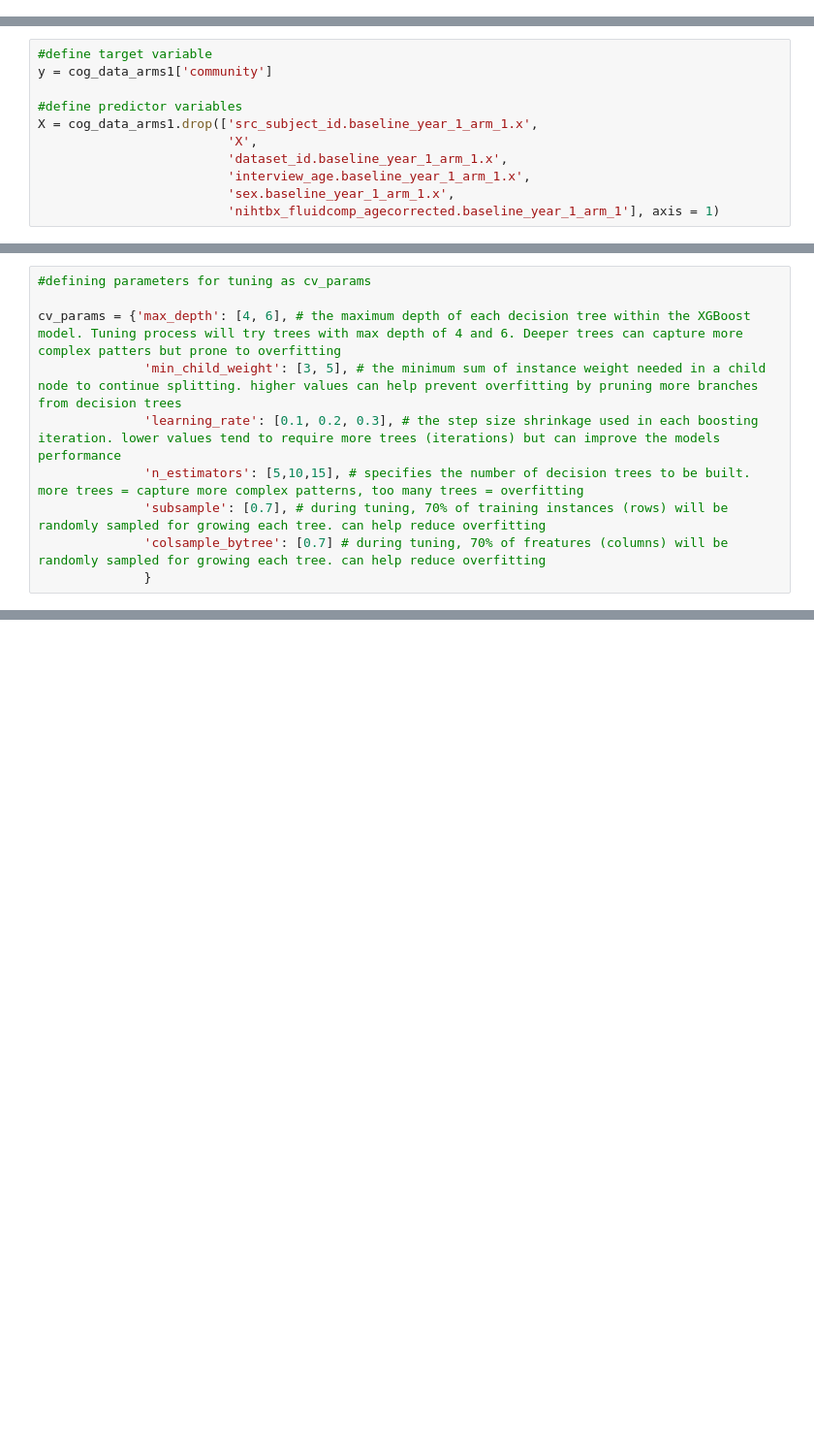
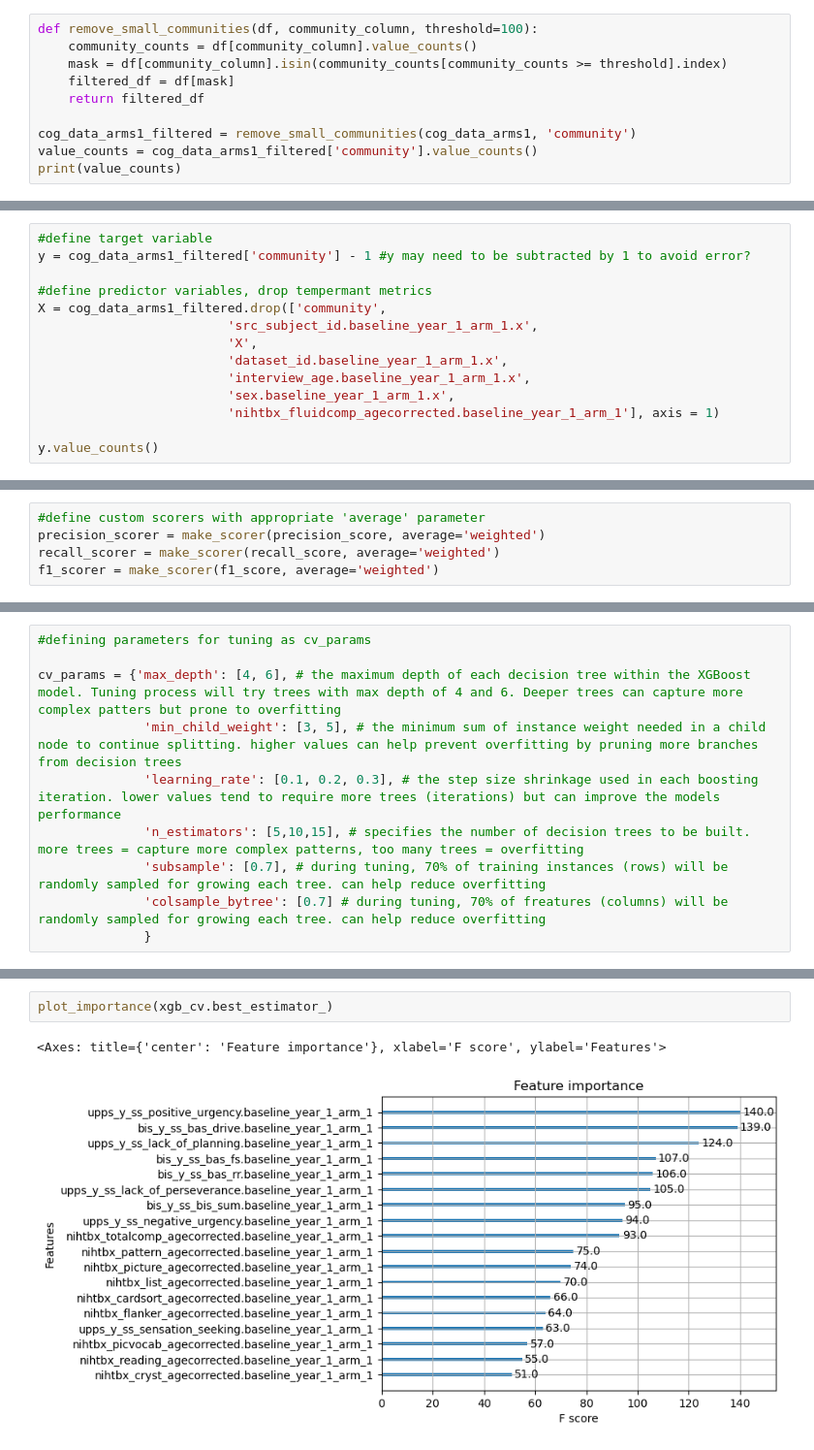
Before and after one commit to lundq163/FRF_results_viz, a Jupyter notebook: GBM_work/GBM.ipynb, the cells around one changed output, grey strips where cells are left out. Shown at 97% size. Cells and saved outputs as stored; diff of their text form; blank space fills up the shorter version.

```diff
--- a/GBM_work/GBM.ipynb
+++ b/GBM_work/GBM.ipynb
@@ -71,0 +87,10 @@ dtype: object
+# %%
+def remove_small_communities(df, community_column, threshold=100):
+    community_counts = df[community_column].value_counts()
+    mask = df[community_column].isin(community_counts[community_counts >= threshold].index)
+    filtered_df = df[mask]
+    return filtered_df
+
+cog_data_arms1_filtered = remove_small_communities(cog_data_arms1, 'community')
+value_counts = cog_data_arms1_filtered['community'].value_counts()
+print(value_counts)
@@ -72,11 +119,14 @@ dtype: object
 # %%
 #define target variable
-y = cog_data_arms1['community']
+y = cog_data_arms1_filtered['community'] - 1 #y may need to be subtracted by 1 to avoid error?
 
-#define predictor variables
-X = cog_data_arms1.drop(['src_subject_id.baseline_year_1_arm_1.x',
+#define predictor variables, drop tempermant metrics
+X = cog_data_arms1_filtered.drop(['community',
+                         'src_subject_id.baseline_year_1_arm_1.x',
                          'X',
                          'dataset_id.baseline_year_1_arm_1.x',
                          'interview_age.baseline_year_1_arm_1.x',
                          'sex.baseline_year_1_arm_1.x',
                          'nihtbx_fluidcomp_agecorrected.baseline_year_1_arm_1'], axis = 1)
+
+y.value_counts()
@@ -124,0 +179,5 @@ NameError: name 'XGBClassifier' is not defined
+# %%
+#define custom scorers with appropriate 'average' parameter
+precision_scorer = make_scorer(precision_score, average='weighted')
+recall_scorer = make_scorer(recall_score, average='weighted')
+f1_scorer = make_scorer(f1_score, average='weighted')
@@ -153,0 +288,5 @@ NameError: name 'xgb_cv' is not defined
+# %%
+plot_importance(xgb_cv.best_estimator_)
+# %% [output]
+<Axes: title={'center': 'Feature importance'}, xlabel='F score', ylabel='Features'>
+[figure, added]
```
Also changed, not shown: parts of 23 cells of this notebook, 2 other files.
